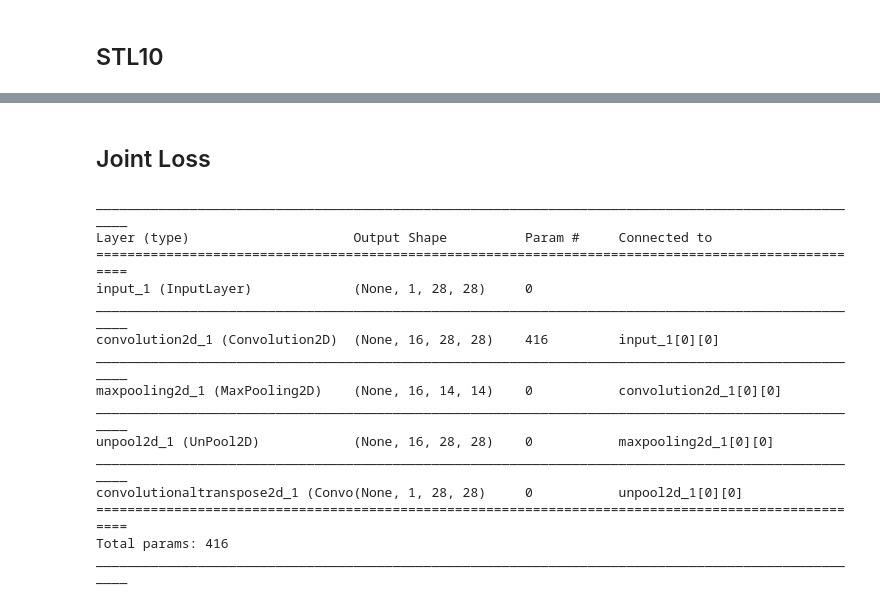
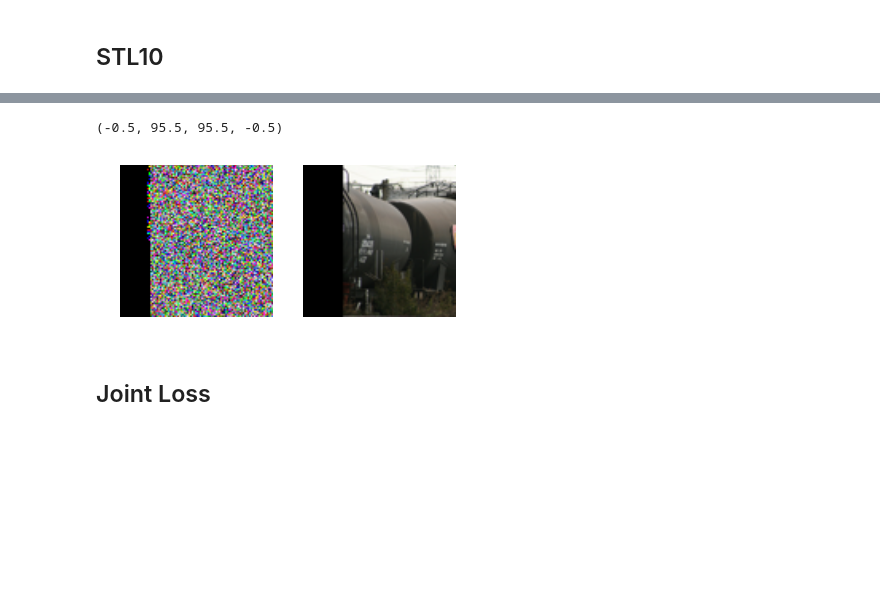
Before and after one commit to mwalton/deep-q-learning, a Jupyter notebook: keras/convauto_demo.ipynb, the cells around one changed output, grey strips where cells are left out. Saved outputs shown, nothing was run; the diff lists cells and outputs as text; code cells hidden in the pictures; blank space fills up the shorter version.

Commit message:
working on stl10, need to fix unpool size

```diff
--- a/keras/convauto_demo.ipynb
+++ b/keras/convauto_demo.ipynb
@@ -76,33 +127,14 @@ Downloading stl10_binary.tar.gz 0.75%
+# %%
+plt.subplot(1,2,1)
+image = np.transpose(x_hat[4], (2, 1, 0))
+plt.imshow(image)
+plt.axis('off')
+plt.subplot(1,2,2)
+image = np.transpose(x_train[4], (2, 1, 0))
+plt.imshow(image)
+plt.axis('off')
+# %% [output]
+(-0.5, 95.5, 95.5, -0.5)
+[figure, added]
 # %% [markdown]
 ## Joint Loss
-# %%
-input_img = Input(shape=[1,28,28])
-
-conv = Convolution2D(16,5,5, border_mode='same', activation='relu')
-c = conv(input_img)
-maxpool = MaxPooling2D(border_mode='same')
-mp = maxpool(c)
-unpool = UnPool2D(maxpool)
-up = unpool(mp)
-convT = ConvolutionalTranspose2D(conv)
-ct = convT(up)
-
-swwae = Model(input_img, ct)
-swwae.compile(optimizer='rmsprop', loss=l2_loss)
-swwae.summary()
-# %% [output]
-____________________________________________________________________________________________________
-Layer (type)                     Output Shape          Param #     Connected to
-====================================================================================================
-input_1 (InputLayer)             (None, 1, 28, 28)     0
-____________________________________________________________________________________________________
-convolution2d_1 (Convolution2D)  (None, 16, 28, 28)    416         input_1[0][0]
-____________________________________________________________________________________________________
-maxpooling2d_1 (MaxPooling2D)    (None, 16, 14, 14)    0           convolution2d_1[0][0]
-____________________________________________________________________________________________________
-unpool2d_1 (UnPool2D)            (None, 16, 28, 28)    0           maxpooling2d_1[0][0]
-____________________________________________________________________________________________________
-convolutionaltranspose2d_1 (Convo(None, 1, 28, 28)     0           unpool2d_1[0][0]
-====================================================================================================
-Total params: 416
-____________________________________________________________________________________________________
```
Also changed, not shown: parts of 15 cells of this notebook, 4 other files.
